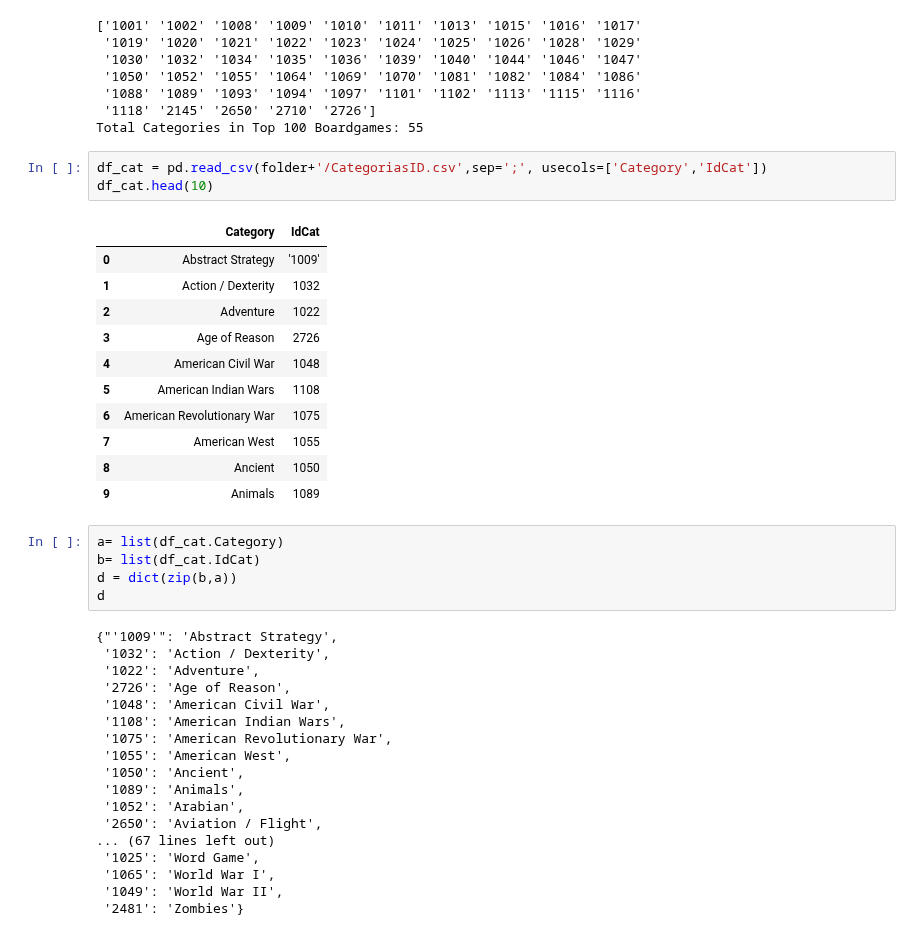
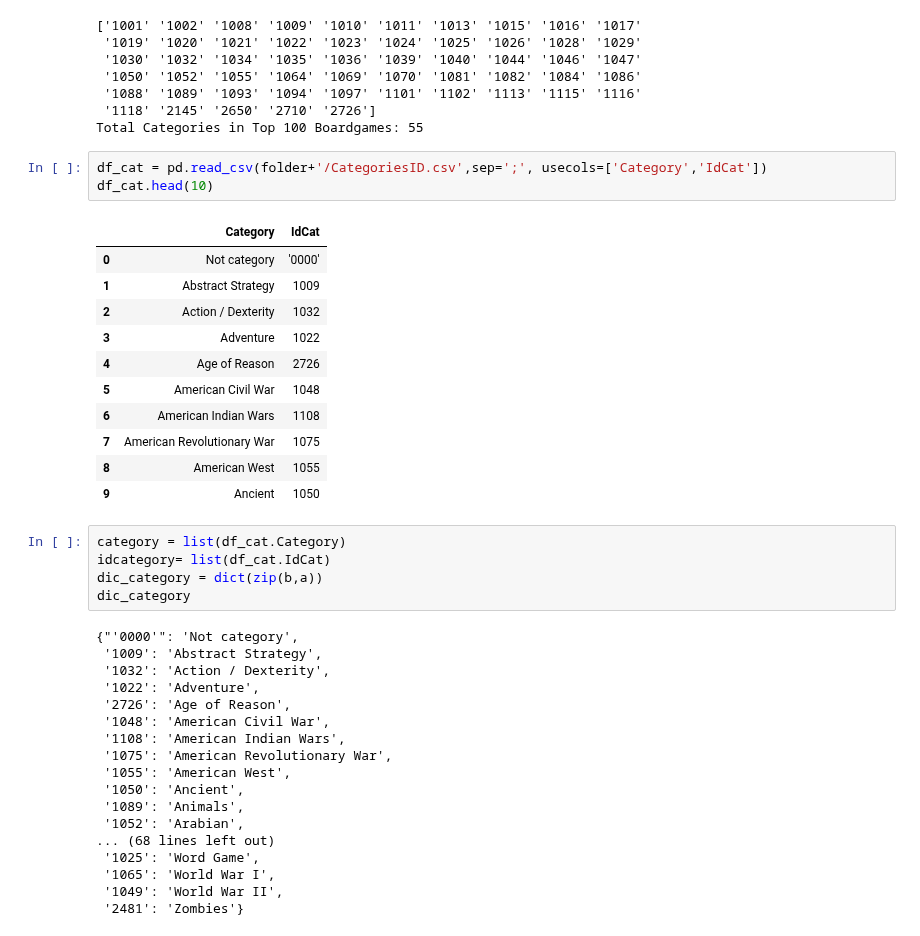
Before and after one commit to LourdesRodriguez/recommender_system, a Jupyter notebook: 01_test_data/20200721_Test.ipynb, the cells around one changed output. Drawn from its saved outputs; the diff is of its cells as text.

```diff
--- a/01_test_data/20200721_Test.ipynb
+++ b/01_test_data/20200721_Test.ipynb
@@ -84,27 +84,28 @@ print('Total Categories in Top 100 Boardgames: ' + str(len(np.unique(category_nu
  '1118' '2145' '2650' '2710' '2726']
 Total Categories in Top 100 Boardgames: 55
 # %%
-df_cat = pd.read_csv(folder+'/CategoriasID.csv',sep=';', usecols=['Category','IdCat'])
+df_cat = pd.read_csv(folder+'/CategoriesID.csv',sep=';', usecols=['Category','IdCat'])
 df_cat.head(10)
 # %% [output]
 |  | Category | IdCat |
-| 0 | Abstract Strategy | '1009' |
-| 1 | Action / Dexterity | 1032 |
-| 2 | Adventure | 1022 |
-| 3 | Age of Reason | 2726 |
-| 4 | American Civil War | 1048 |
-| 5 | American Indian Wars | 1108 |
-| 6 | American Revolutionary War | 1075 |
-| 7 | American West | 1055 |
-| 8 | Ancient | 1050 |
-| 9 | Animals | 1089 |
+| 0 | Not category | '0000' |
+| 1 | Abstract Strategy | 1009 |
+| 2 | Action / Dexterity | 1032 |
+| 3 | Adventure | 1022 |
+| 4 | Age of Reason | 2726 |
+| 5 | American Civil War | 1048 |
+| 6 | American Indian Wars | 1108 |
+| 7 | American Revolutionary War | 1075 |
+| 8 | American West | 1055 |
+| 9 | Ancient | 1050 |
 # %%
-a= list(df_cat.Category)
-b= list(df_cat.IdCat)
-d = dict(zip(b,a))
-d
+category = list(df_cat.Category)
+idcategory= list(df_cat.IdCat)
+dic_category = dict(zip(b,a))
+dic_category
 # %% [output]
-{"'1009'": 'Abstract Strategy',
+{"'0000'": 'Not category',
+ '1009': 'Abstract Strategy',
  '1032': 'Action / Dexterity',
  '1022': 'Adventure',
  '2726': 'Age of Reason',
@@ -115,8 +116,7 @@ d
  '1050': 'Ancient',
  '1089': 'Animals',
  '1052': 'Arabian',
- '2650': 'Aviation / Flight',
-... (67 lines left out)
+... (68 lines left out)
  '1025': 'Word Game',
  '1065': 'World War I',
  '1049': 'World War II',
```
Also changed, not shown: parts of 3 cells of this notebook.
